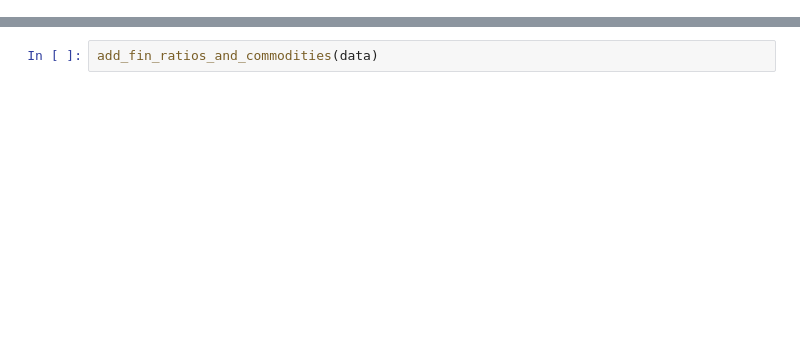
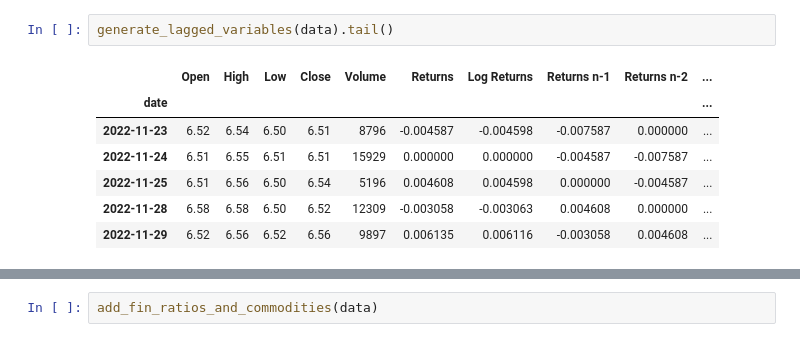
Before and after one commit to Wolvpak/ProjetFinance, a Jupyter notebook: indicators_historical_data.ipynb, the cells around one changed output, grey strips where cells are left out. Saved outputs shown, nothing was run; the diff lists cells and outputs as text; blank space fills up the shorter version.

```diff
--- a/indicators_historical_data.ipynb
+++ b/indicators_historical_data.ipynb
@@ -30,0 +32,10 @@ data.head()
+# %%
+generate_lagged_variables(data).tail()
+# %% [output]
+|  | Open | High | Low | Close | Volume | Returns | Log Returns | Returns n-1 | Returns n-2 | ... |
+| date |  |  |  |  |  |  |  |  |  | ... |
+| 2022-11-23 | 6.52 | 6.54 | 6.50 | 6.51 | 8796 | -0.004587 | -0.004598 | -0.007587 | 0.000000 | ... |
+| 2022-11-24 | 6.51 | 6.55 | 6.51 | 6.51 | 15929 | 0.000000 | 0.000000 | -0.004587 | -0.007587 | ... |
+| 2022-11-25 | 6.51 | 6.56 | 6.50 | 6.54 | 5196 | 0.004608 | 0.004598 | 0.000000 | -0.004587 | ... |
+| 2022-11-28 | 6.58 | 6.58 | 6.50 | 6.52 | 12309 | -0.003058 | -0.003063 | 0.004608 | 0.000000 | ... |
+| 2022-11-29 | 6.52 | 6.56 | 6.52 | 6.56 | 9897 | 0.006135 | 0.006116 | -0.003058 | 0.004608 | ... |
```
Also changed, not shown: parts of 9 cells of this notebook, 4 other files.
